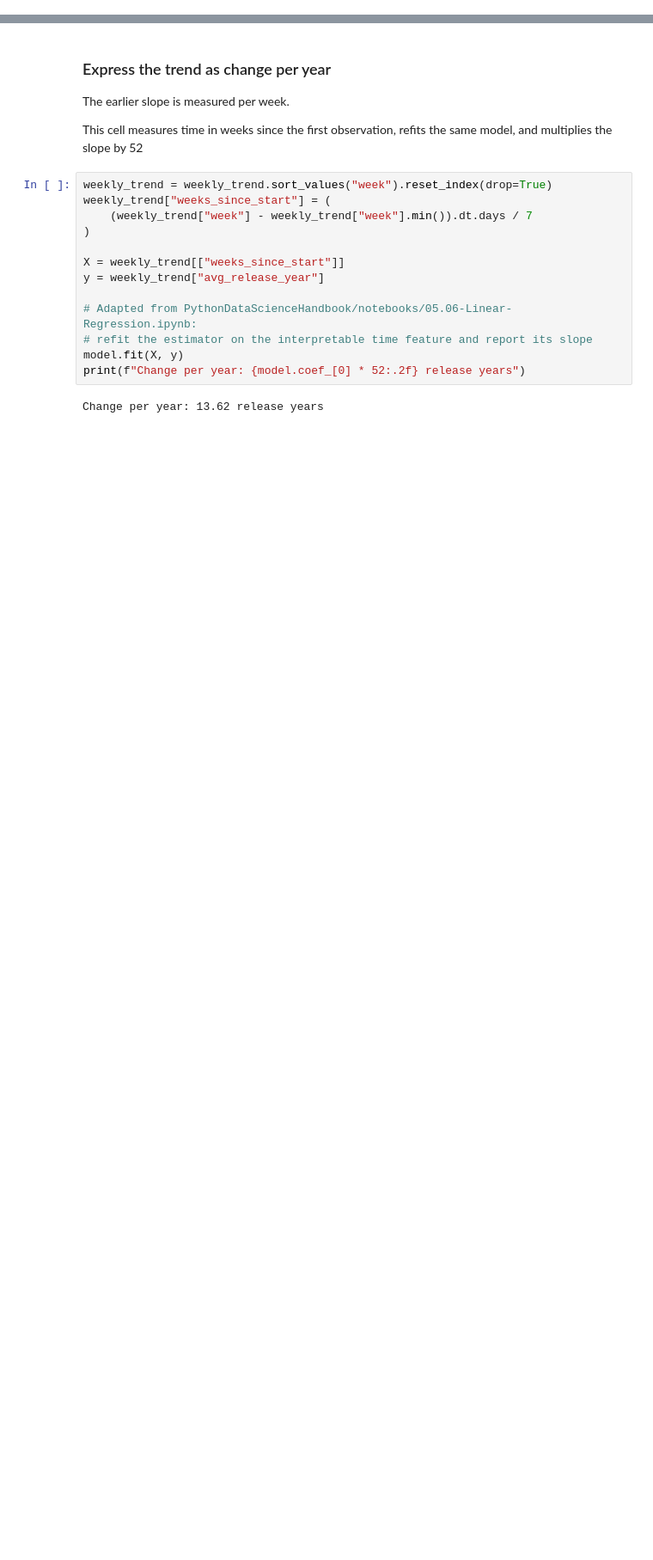
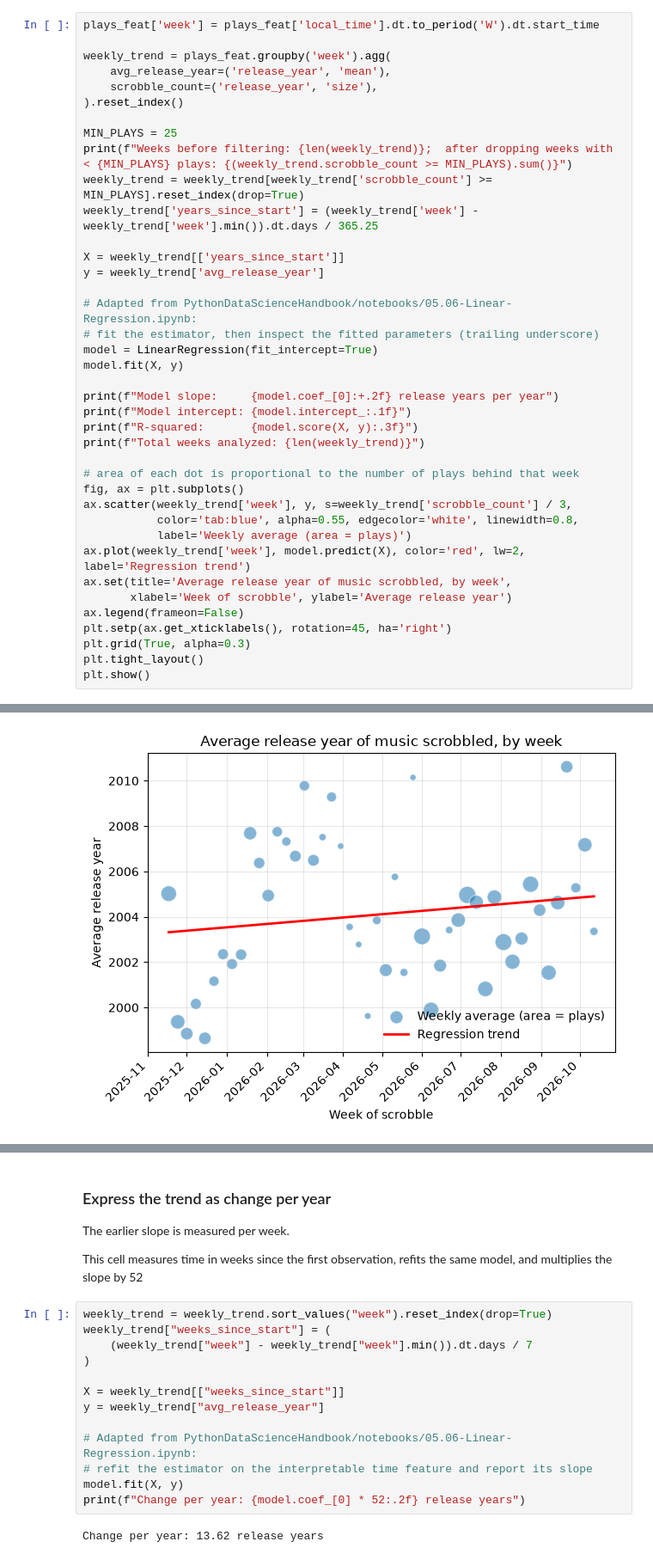
Before and after one commit to lambert-27/lastfm-datasci-portfolio, a Jupyter notebook: LastFMLinearRegression.ipynb, the cells around one changed output, grey strips where cells are left out. Shown at 86% size. Drawn from its saved outputs; the diff is of its cells as text; blank space fills up the shorter version.

Commit message:
Reworking linear regression to follow a structure

```diff
--- a/LastFMLinearRegression.ipynb
+++ b/LastFMLinearRegression.ipynb
@@ -41,0 +82,40 @@ The slope describes weekly change, R-squared describes how much of the variation
+# %%
+plays_feat['week'] = plays_feat['local_time'].dt.to_period('W').dt.start_time
+
+weekly_trend = plays_feat.groupby('week').agg(
+    avg_release_year=('release_year', 'mean'),
+    scrobble_count=('release_year', 'size'),
+).reset_index()
+
+MIN_PLAYS = 25
+print(f"Weeks before filtering: {len(weekly_trend)};  after dropping weeks with < {MIN_PLAYS} plays: {(weekly_trend.scrobble_count >= MIN_PLAYS).sum()}")
+weekly_trend = weekly_trend[weekly_trend['scrobble_count'] >= MIN_PLAYS].reset_index(drop=True)
+weekly_trend['years_since_start'] = (weekly_trend['week'] - weekly_trend['week'].min()).dt.days / 365.25
+
+X = weekly_trend[['years_since_start']]
+y = weekly_trend['avg_release_year']
+
+# Adapted from PythonDataScienceHandbook/notebooks/05.06-Linear-Regression.ipynb:
+# fit the estimator, then inspect the fitted parameters (trailing underscore)
+model = LinearRegression(fit_intercept=True)
+model.fit(X, y)
+
+print(f"Model slope:     {model.coef_[0]:+.2f} release years per year")
+print(f"Model intercept: {model.intercept_:.1f}")
+print(f"R-squared:       {model.score(X, y):.3f}")
+print(f"Total weeks analyzed: {len(weekly_trend)}")
+
+# area of each dot is proportional to the number of plays behind that week
+fig, ax = plt.subplots()
+ax.scatter(weekly_trend['week'], y, s=weekly_trend['scrobble_count'] / 3,
+           color='tab:blue', alpha=0.55, edgecolor='white', linewidth=0.8,
+           label='Weekly average (area = plays)')
+ax.plot(weekly_trend['week'], model.predict(X), color='red', lw=2, label='Regression trend')
+ax.set(title='Average release year of music scrobbled, by week',
+       xlabel='Week of scrobble', ylabel='Average release year')
+ax.legend(frameon=False)
+plt.setp(ax.get_xticklabels(), rotation=45, ha='right')
+plt.grid(True, alpha=0.3)
+plt.tight_layout()
+plt.show()
+# %% [output]
@@ -42,3 +127,4 @@ The slope describes weekly change, R-squared describes how much of the variation
+[figure, added]
 # %%
 scrobbles = scrobbles.sort_values('date')
 scrobbles['date'] = pd.to_datetime(scrobbles['date'])
```
Also changed, not shown: parts of 11 cells of this notebook.
